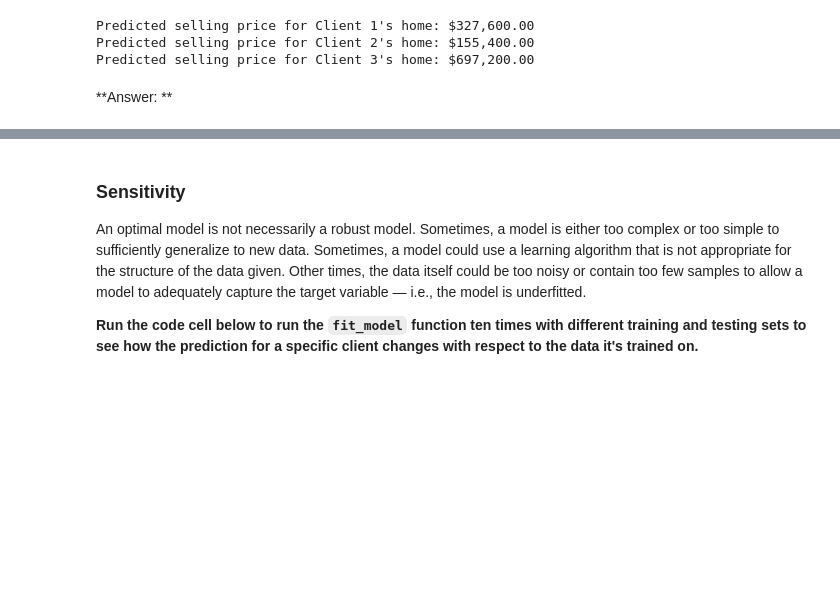
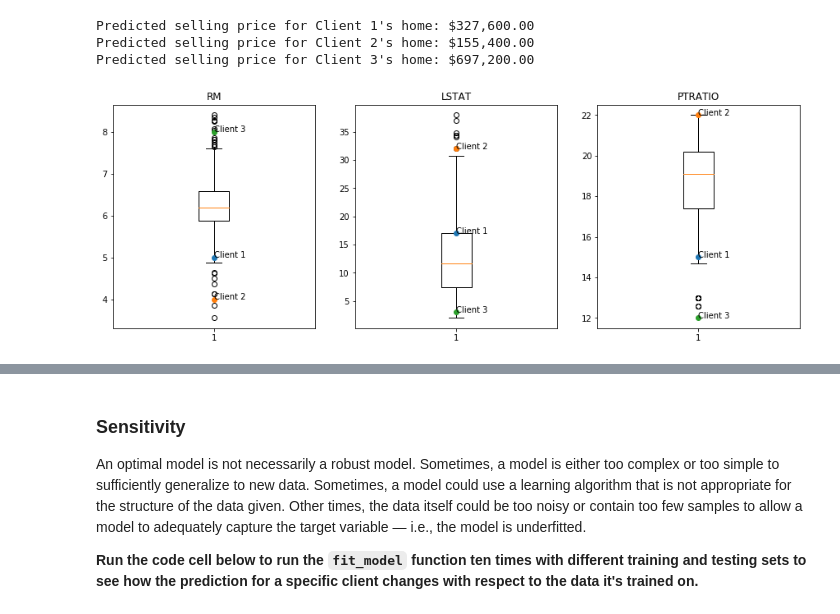
Before and after one commit to kinshuknigam/Udacity_MLEngg, a Jupyter notebook: boston_housing.ipynb, the cells around one changed output, grey strips where cells are left out. Saved outputs shown, nothing was run; the diff lists cells and outputs as text; code cells hidden in the pictures; blank space fills up the shorter version.

```diff
--- a/boston_housing.ipynb
+++ b/boston_housing.ipynb
@@ -423,5 +426,17 @@ for i, price in enumerate(reg.predict(client_data)):
 Predicted selling price for Client 1's home: $327,600.00
 Predicted selling price for Client 2's home: $155,400.00
 Predicted selling price for Client 3's home: $697,200.00
-# %% [markdown]
-**Answer: **
+# %%
+import matplotlib.pyplot as plt
+
+plt.figure(figsize=(15, 5))
+
+for i, col in enumerate(features.columns):
+    plt.subplot(1, 3, i+1)
+    plt.boxplot(data[col])
+    plt.title(col)
+    for j in range(3):
+        plt.plot(1, client_data[j][i], marker='o')
+        plt.annotate('Client %s' % str(j+1), xy=(1, client_data[j][i]))
+# %% [output]
+[figure, added]
```
Also changed, not shown: parts of 5 cells of this notebook, 1 other file.
